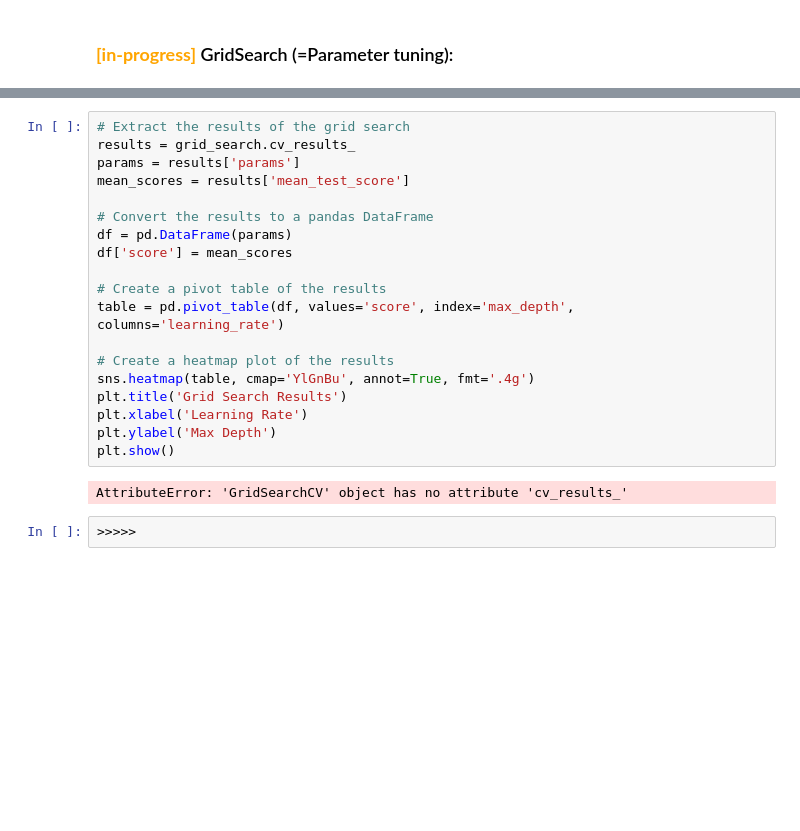
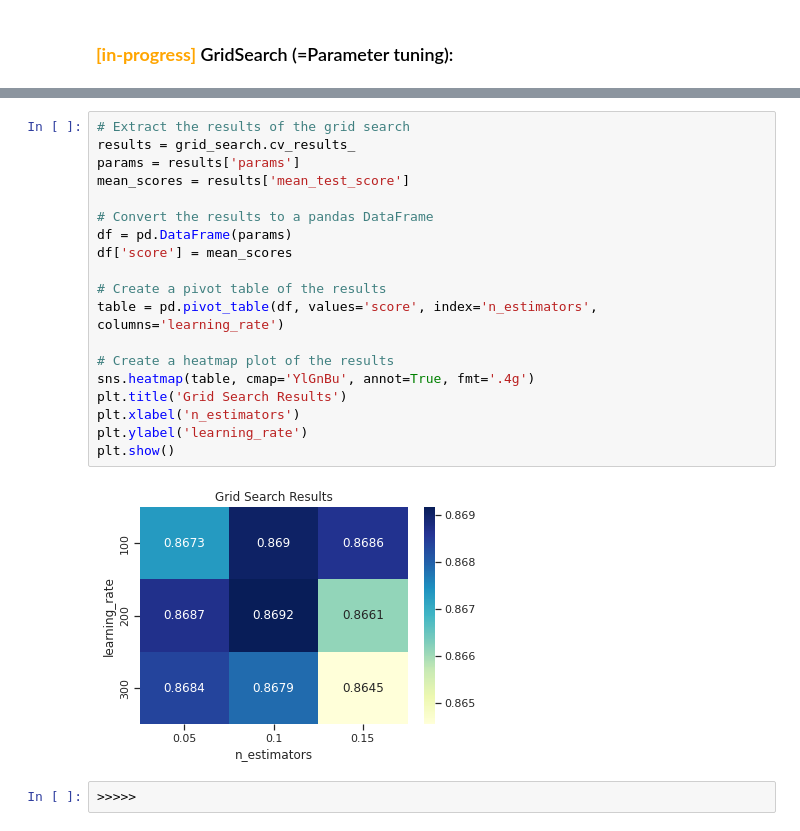
Before and after one commit to sagi778/ufc_fights_Predictor, a Jupyter notebook: notebooks/result_model_training.ipynb, the cells around one changed output, grey strips where cells are left out. Drawn from its saved outputs; the diff is of its cells as text; blank space fills up the shorter version.

```diff
--- a/notebooks/result_model_training.ipynb
+++ b/notebooks/result_model_training.ipynb
@@ -139,24 +111,24 @@ grid_search.best_score_
 # %%
 # Extract the results of the grid search
 results = grid_search.cv_results_
 params = results['params']
 mean_scores = results['mean_test_score']
 
 # Convert the results to a pandas DataFrame
 df = pd.DataFrame(params)
 df['score'] = mean_scores
 
 # Create a pivot table of the results
-table = pd.pivot_table(df, values='score', index='max_depth', columns='learning_rate')
+table = pd.pivot_table(df, values='score', index='n_estimators', columns='learning_rate')
 
 # Create a heatmap plot of the results
 sns.heatmap(table, cmap='YlGnBu', annot=True, fmt='.4g')
 plt.title('Grid Search Results')
-plt.xlabel('Learning Rate')
-plt.ylabel('Max Depth')
+plt.xlabel('n_estimators')
+plt.ylabel('learning_rate')
 plt.show()
 # %% [output]
-AttributeError: 'GridSearchCV' object has no attribute 'cv_results_'
+[figure, added]
 # %%
 >>>>>
 # %% [output]
```
Also changed, not shown: parts of 13 cells of this notebook, 2 other files.
